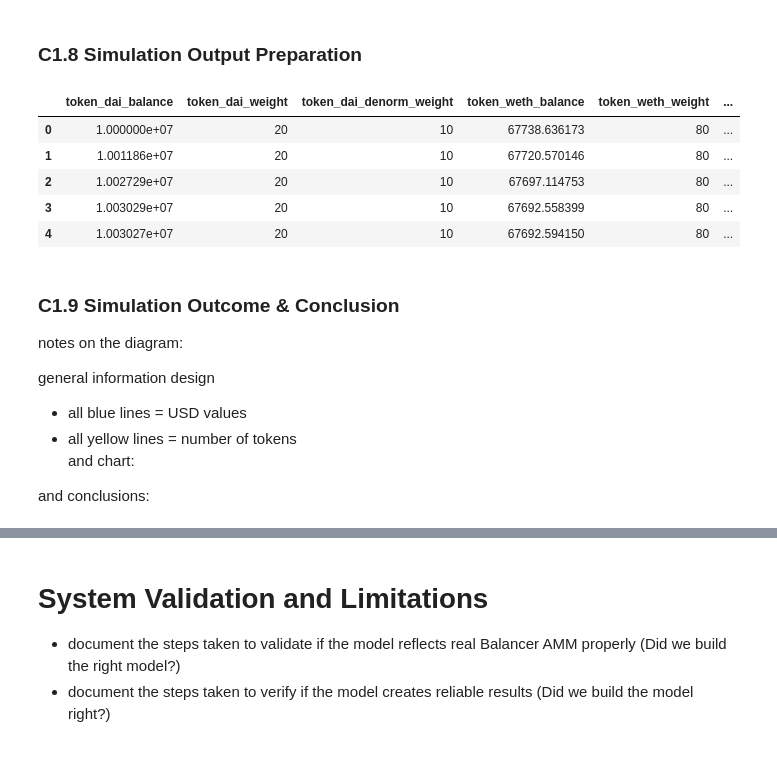
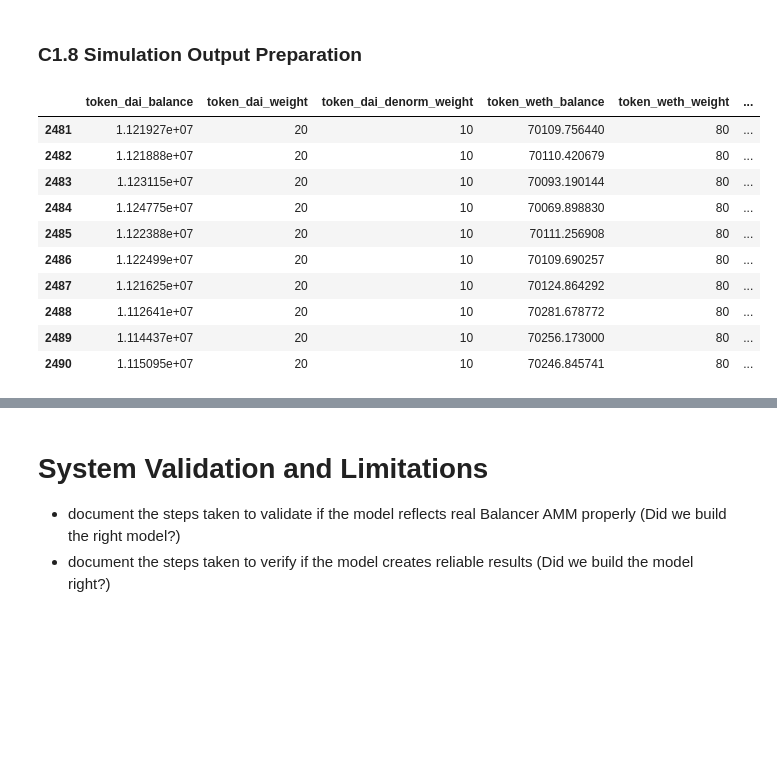
Before and after one commit to TokenEngineeringCommunity/BalancerPools_Model, a Jupyter notebook: BalancerAMM-v013.ipynb, the cells around one changed output, grey strips where cells are left out. Saved outputs shown, nothing was run; the diff lists cells and outputs as text; code cells hidden in the pictures; blank space fills up the shorter version.

```diff
--- a/BalancerAMM-v013.ipynb
+++ b/BalancerAMM-v013.ipynb
@@ -252,24 +252,17 @@ Total execution time: 0.37s
 # %%
 from model.parts.utils import post_processing
 
 p_df = post_processing(df)
-p_df.head()
+#p_df.tail(10)
 # %% [output]
 |  | token_dai_balance | token_dai_weight | token_dai_denorm_weight | token_weth_balance | token_weth_weight | ... |
-| 0 | 1.000000e+07 | 20 | 10 | 67738.636173 | 80 | ... |
-| 1 | 1.001186e+07 | 20 | 10 | 67720.570146 | 80 | ... |
-| 2 | 1.002729e+07 | 20 | 10 | 67697.114753 | 80 | ... |
-| 3 | 1.003029e+07 | 20 | 10 | 67692.558399 | 80 | ... |
-| 4 | 1.003027e+07 | 20 | 10 | 67692.594150 | 80 | ... |
+| 2481 | 1.121927e+07 | 20 | 10 | 70109.756440 | 80 | ... |
+| 2482 | 1.121888e+07 | 20 | 10 | 70110.420679 | 80 | ... |
+| 2483 | 1.123115e+07 | 20 | 10 | 70093.190144 | 80 | ... |
+| 2484 | 1.124775e+07 | 20 | 10 | 70069.898830 | 80 | ... |
+| 2485 | 1.122388e+07 | 20 | 10 | 70111.256908 | 80 | ... |
+| 2486 | 1.122499e+07 | 20 | 10 | 70109.690257 | 80 | ... |
+| 2487 | 1.121625e+07 | 20 | 10 | 70124.864292 | 80 | ... |
+| 2488 | 1.112641e+07 | 20 | 10 | 70281.678772 | 80 | ... |
+| 2489 | 1.114437e+07 | 20 | 10 | 70256.173000 | 80 | ... |
+| 2490 | 1.115095e+07 | 20 | 10 | 70246.845741 | 80 | ... |
-# %% [markdown]
-### C1.9 Simulation Outcome & Conclusion
-
-notes on the diagram:
-
-general information design
-- all blue lines = USD values
-- all yellow lines = number of tokens
-and chart:
-
-
-and conclusions:
```
Also changed, not shown: parts of 8 cells of this notebook, 1 other file.
